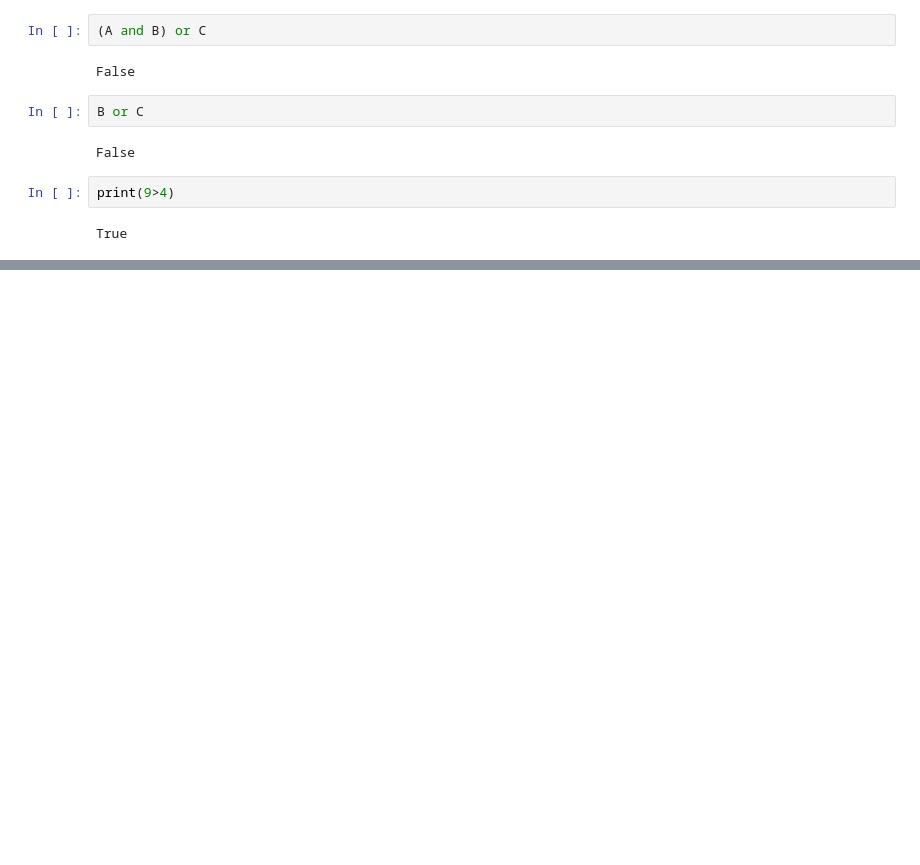
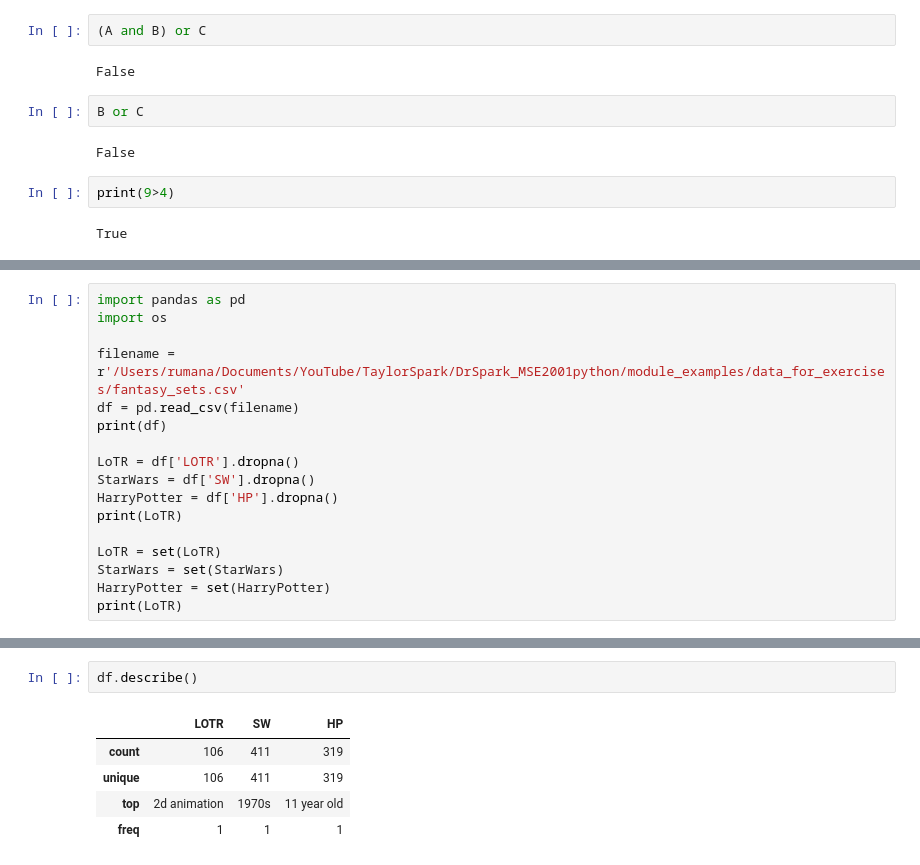
Before and after one commit to mana121/DrSpark_MSE2001python, a Jupyter notebook: mana_practice/prac_1.ipynb, the cells around one changed output, grey strips where cells are left out. Drawn from its saved outputs; the diff is of its cells as text; blank space fills up the shorter version.

```diff
--- a/mana_practice/prac_1.ipynb
+++ b/mana_practice/prac_1.ipynb
@@ -455,0 +577,17 @@ True
+# %%
+import pandas as pd
+import os
+
+filename = r'/Users/rumana/Documents/YouTube/TaylorSpark/DrSpark_MSE2001python/module_examples/data_for_exercises/fantasy_sets.csv'
+df = pd.read_csv(filename)
+print(df)
+
+LoTR = df['LOTR'].dropna()
+StarWars = df['SW'].dropna()
+HarryPotter = df['HP'].dropna()
+print(LoTR)
+
+LoTR = set(LoTR)
+StarWars = set(StarWars)
+HarryPotter = set(HarryPotter)
+print(LoTR)
@@ -455,0 +612,8 @@ True
+# %%
+df.describe()
+# %% [output]
+|  | LOTR | SW | HP |
+| count | 106 | 411 | 319 |
+| unique | 106 | 411 | 319 |
+| top | 2d animation | 1970s | 11 year old |
+| freq | 1 | 1 | 1 |
```
Also changed, not shown: parts of 32 cells of this notebook.
